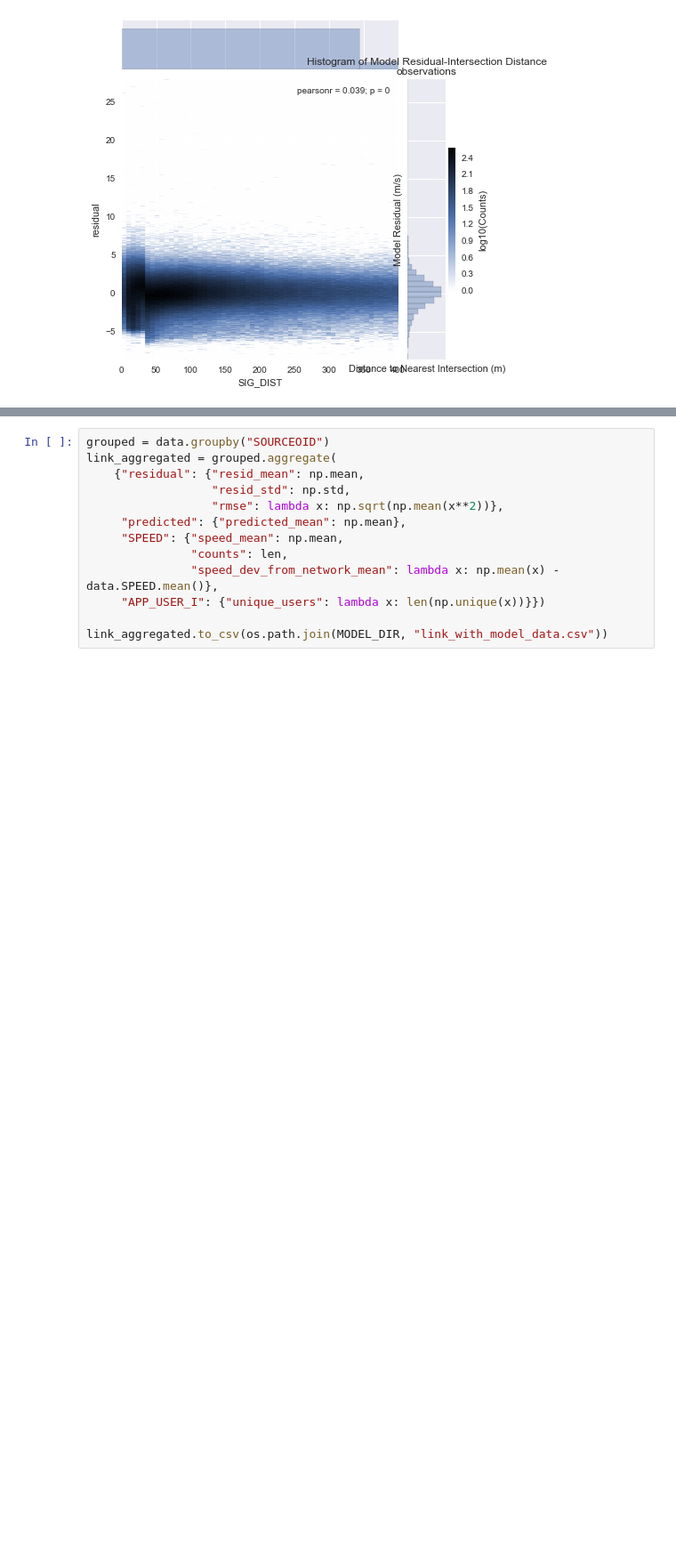
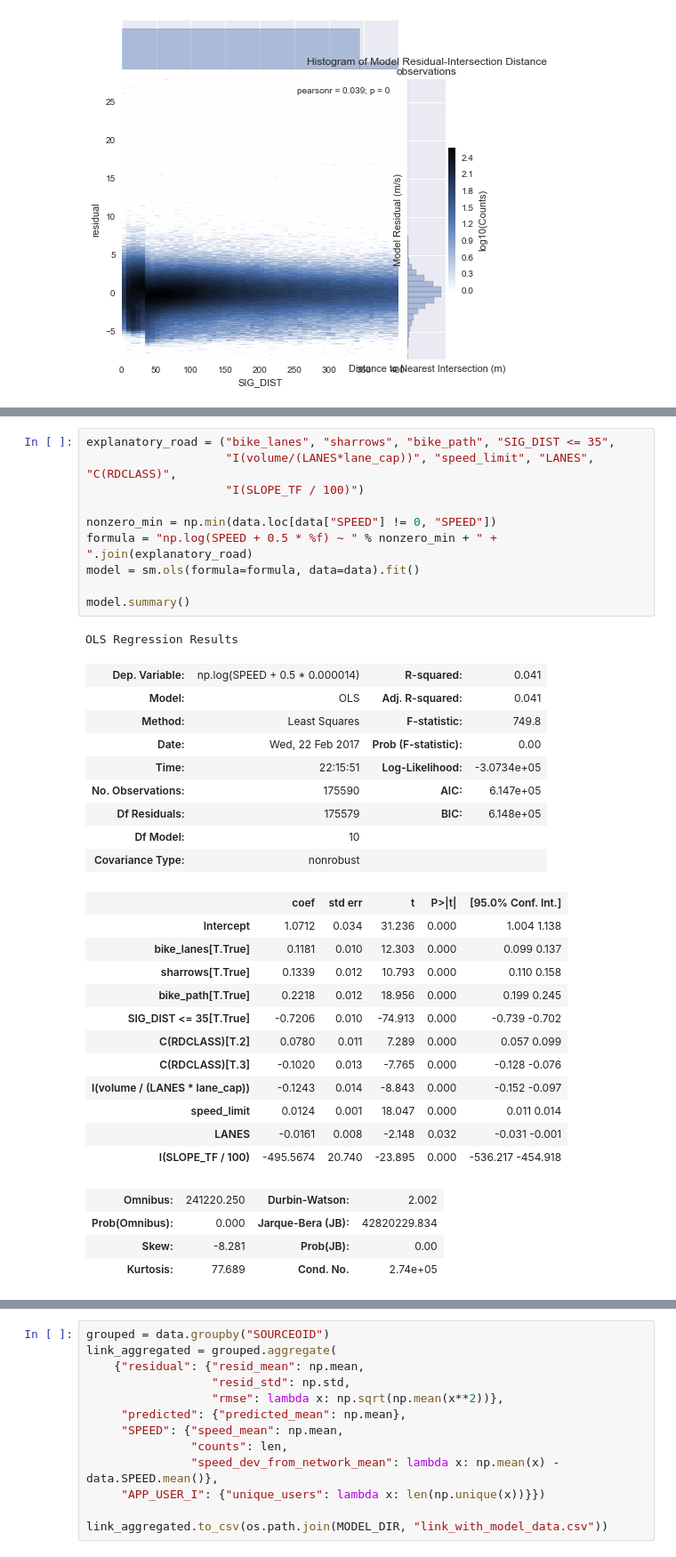
Before and after one commit to aclarry/toronto-cycling-speed-analysis, a Jupyter notebook: Speed Analysis.ipynb, the cells around one changed output, grey strips where cells are left out. Shown at 89% size. Saved outputs shown, nothing was run; the diff lists cells and outputs as text; blank space fills up the shorter version.

```diff
--- a/Speed Analysis.ipynb
+++ b/Speed Analysis.ipynb
@@ -403,0 +414,37 @@ cbar.set_label("log10(Counts)")
+# %%
+explanatory_road = ("bike_lanes", "sharrows", "bike_path", "SIG_DIST <= 35",
+                    "I(volume/(LANES*lane_cap))", "speed_limit", "LANES", "C(RDCLASS)",
+                    "I(SLOPE_TF / 100)")
+
+nonzero_min = np.min(data.loc[data["SPEED"] != 0, "SPEED"])
+formula = "np.log(SPEED + 0.5 * %f) ~ " % nonzero_min + " + ".join(explanatory_road)
+model = sm.ols(formula=formula, data=data).fit()
+
+model.summary()
+# %% [output]
+OLS Regression Results
+| Dep. Variable: | np.log(SPEED + 0.5 * 0.000014) | R-squared: | 0.041 |
+| Model: | OLS | Adj. R-squared: | 0.041 |
+| Method: | Least Squares | F-statistic: | 749.8 |
+| Date: | Wed, 22 Feb 2017 | Prob (F-statistic): | 0.00 |
+| Time: | 22:15:51 | Log-Likelihood: | -3.0734e+05 |
+| No. Observations: | 175590 | AIC: | 6.147e+05 |
+| Df Residuals: | 175579 | BIC: | 6.148e+05 |
+| Df Model: | 10 |  |  |
+| Covariance Type: | nonrobust |  |  |
+|  | coef | std err | t | P>|t| | [95.0% Conf. Int.] |
+| Intercept | 1.0712 | 0.034 | 31.236 | 0.000 | 1.004 1.138 |
+| bike_lanes[T.True] | 0.1181 | 0.010 | 12.303 | 0.000 | 0.099 0.137 |
+| sharrows[T.True] | 0.1339 | 0.012 | 10.793 | 0.000 | 0.110 0.158 |
+| bike_path[T.True] | 0.2218 | 0.012 | 18.956 | 0.000 | 0.199 0.245 |
+| SIG_DIST <= 35[T.True] | -0.7206 | 0.010 | -74.913 | 0.000 | -0.739 -0.702 |
+| C(RDCLASS)[T.2] | 0.0780 | 0.011 | 7.289 | 0.000 | 0.057 0.099 |
+| C(RDCLASS)[T.3] | -0.1020 | 0.013 | -7.765 | 0.000 | -0.128 -0.076 |
+| I(volume / (LANES * lane_cap)) | -0.1243 | 0.014 | -8.843 | 0.000 | -0.152 -0.097 |
+| speed_limit | 0.0124 | 0.001 | 18.047 | 0.000 | 0.011 0.014 |
+| LANES | -0.0161 | 0.008 | -2.148 | 0.032 | -0.031 -0.001 |
+| I(SLOPE_TF / 100) | -495.5674 | 20.740 | -23.895 | 0.000 | -536.217 -454.918 |
+| Omnibus: | 241220.250 | Durbin-Watson: | 2.002 |
+| Prob(Omnibus): | 0.000 | Jarque-Bera (JB): | 42820229.834 |
+| Skew: | -8.281 | Prob(JB): | 0.00 |
+| Kurtosis: | 77.689 | Cond. No. | 2.74e+05 |
```
Also changed, not shown: parts of 16 cells of this notebook, 1 other file.
